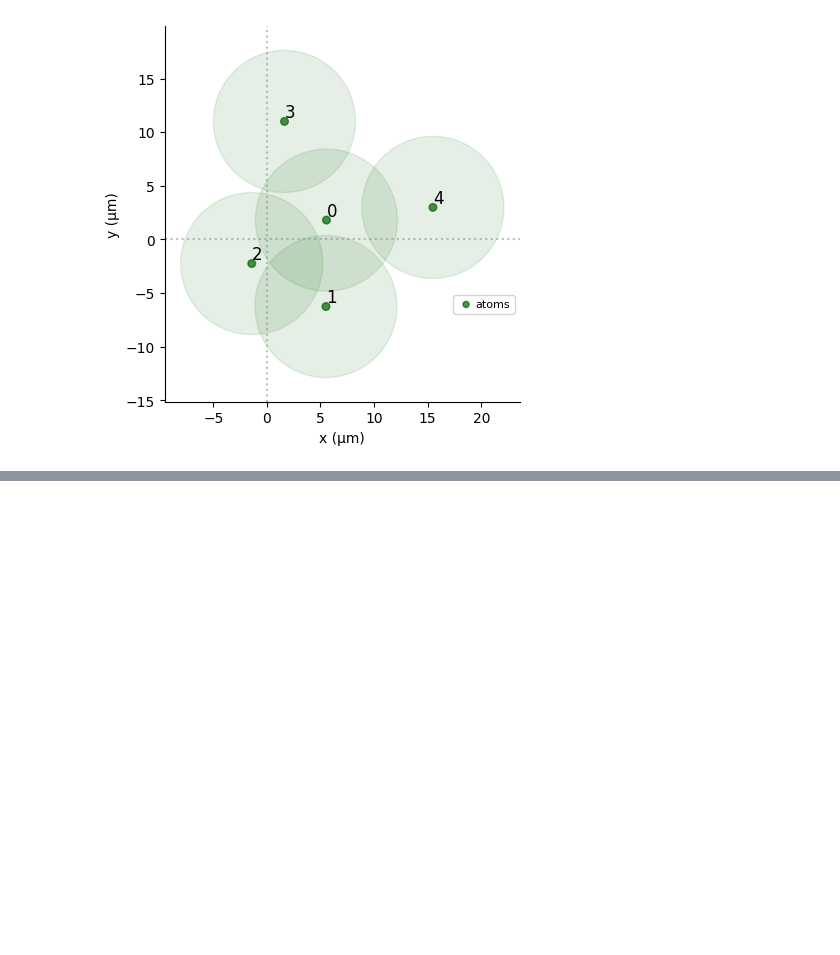
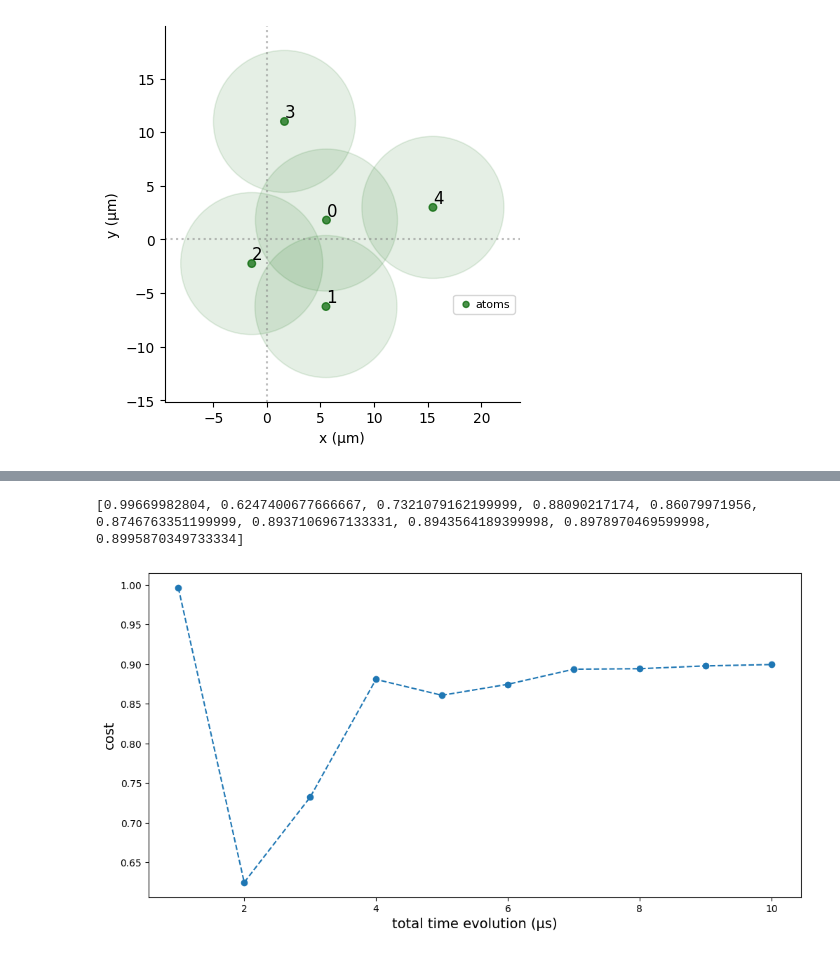
Before and after one commit to Hugo-loio/BIG-quantumhack, a Jupyter notebook: submission/hugo_test.ipynb, the cells around one changed output, grey strips where cells are left out. Saved outputs shown, nothing was run; the diff lists cells and outputs as text; code cells hidden in the pictures; blank space fills up the shorter version.

```diff
--- a/submission/hugo_test.ipynb
+++ b/submission/hugo_test.ipynb
@@ -20,0 +30,16 @@ regop.draw_register(reg)
+# %%
+costs = []
+for T in np.linspace(1000, 10000, 10):
+    seq = qaa.adiabatic_sequence(Q, reg, T)
+    counts = qaa.get_counts(seq)
+    costs.append(qubo.get_cost(counts, Q)/3)
+print(costs)
+
+plt.figure(figsize=(12, 6))
+plt.plot(range(1, 11), np.array(costs), "--o")
+plt.xlabel("total time evolution (µs)", fontsize=14)
+plt.ylabel("cost", fontsize=14)
+plt.show()
+# %% [output]
+[0.99669982804, 0.6247400677666667, 0.7321079162199999, 0.88090217174, 0.86079971956, 0.8746763351199999, 0.8937106967133331, 0.8943564189399998, 0.8978970469599998, 0.8995870349733334]
+[figure, added]
```
Also changed, not shown: parts of 3 cells of this notebook, 4 other files.
